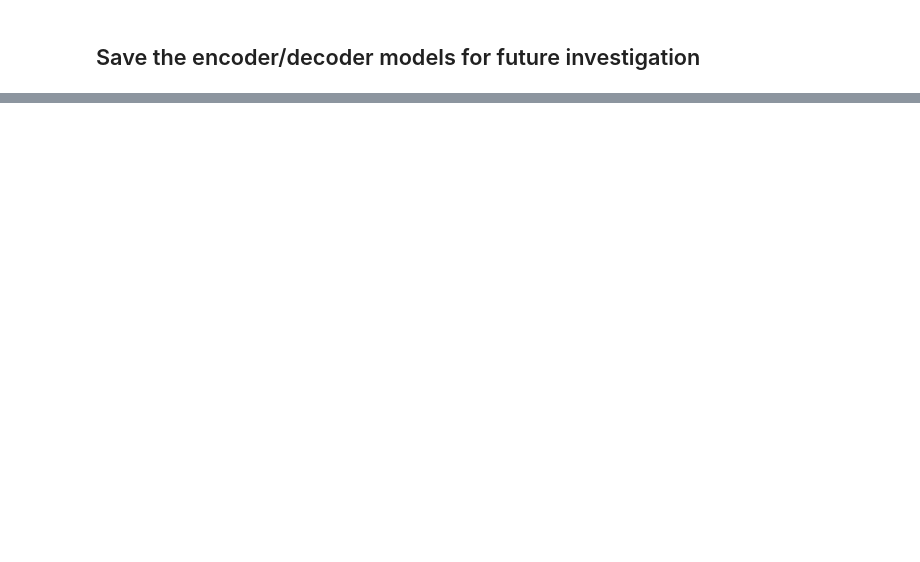
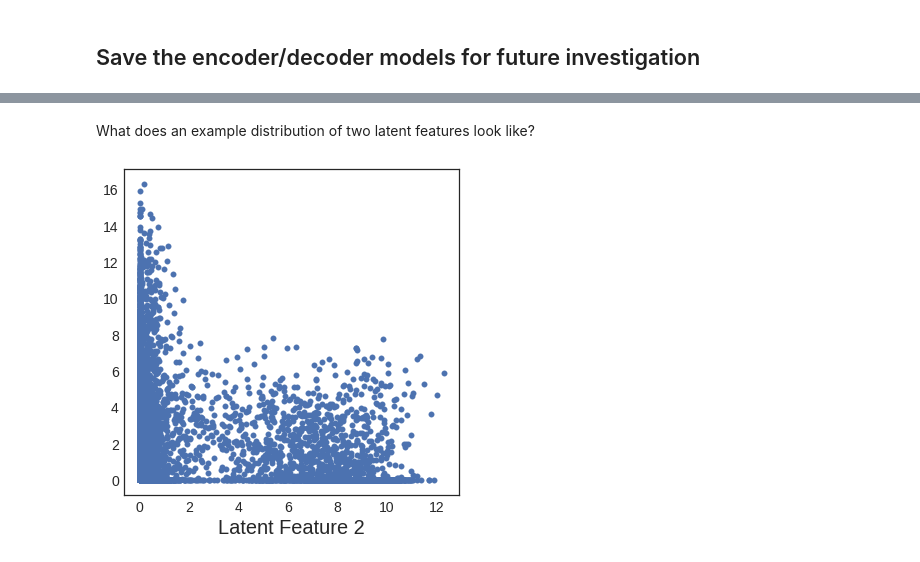
Before and after one commit to greenelab/tybalt, a Jupyter notebook: tybalt_vae.ipynb, the cells around one changed output, grey strips where cells are left out. Saved outputs shown, nothing was run; the diff lists cells and outputs as text; code cells hidden in the pictures; blank space fills up the shorter version.

```diff
--- a/tybalt_vae.ipynb
+++ b/tybalt_vae.ipynb
@@ -346,0 +344,10 @@ decoder.save(decoder_model_file)
+# %% [markdown]
+What does an example distribution of two latent features look like?
+# %%
+# Example of node activation distribution for the first two latent features
+plt.figure(figsize=(6, 6))
+plt.scatter(encoded_rnaseq_df.iloc[:, 1], encoded_rnaseq_df.iloc[:, 2])
+plt.xlabel('Latent Feature 1')
+plt.xlabel('Latent Feature 2');
+# %% [output]
+[figure, added]
```
Also changed, not shown: parts of 19 cells of this notebook.
